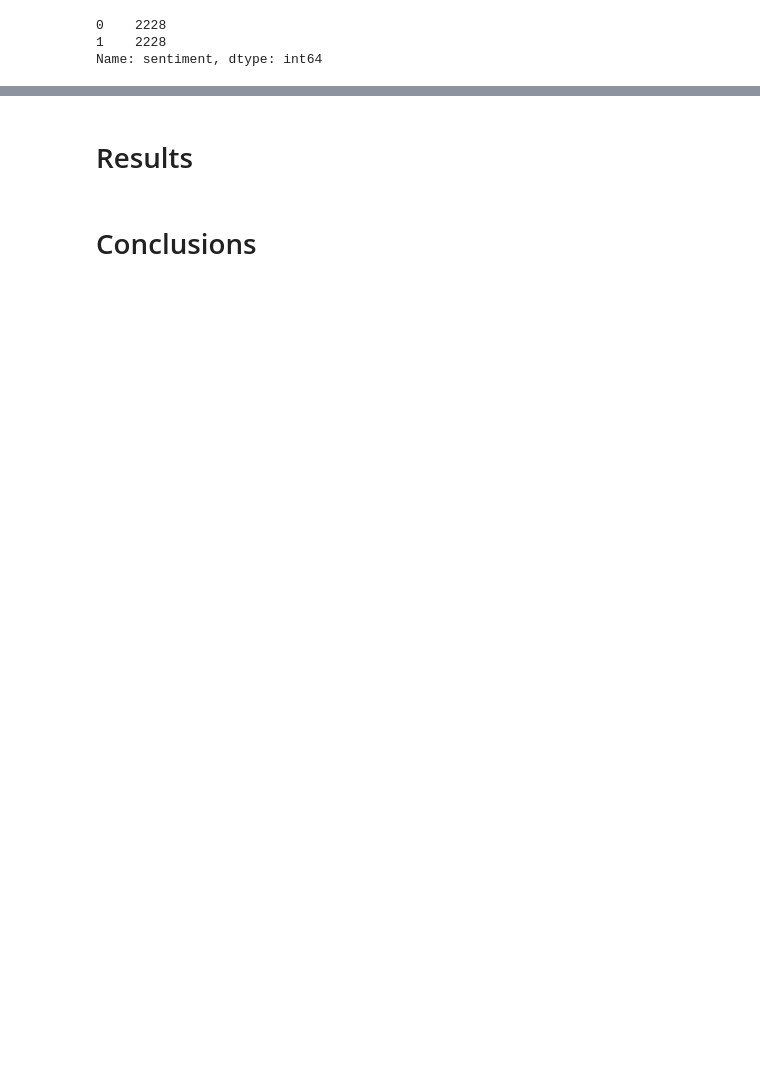
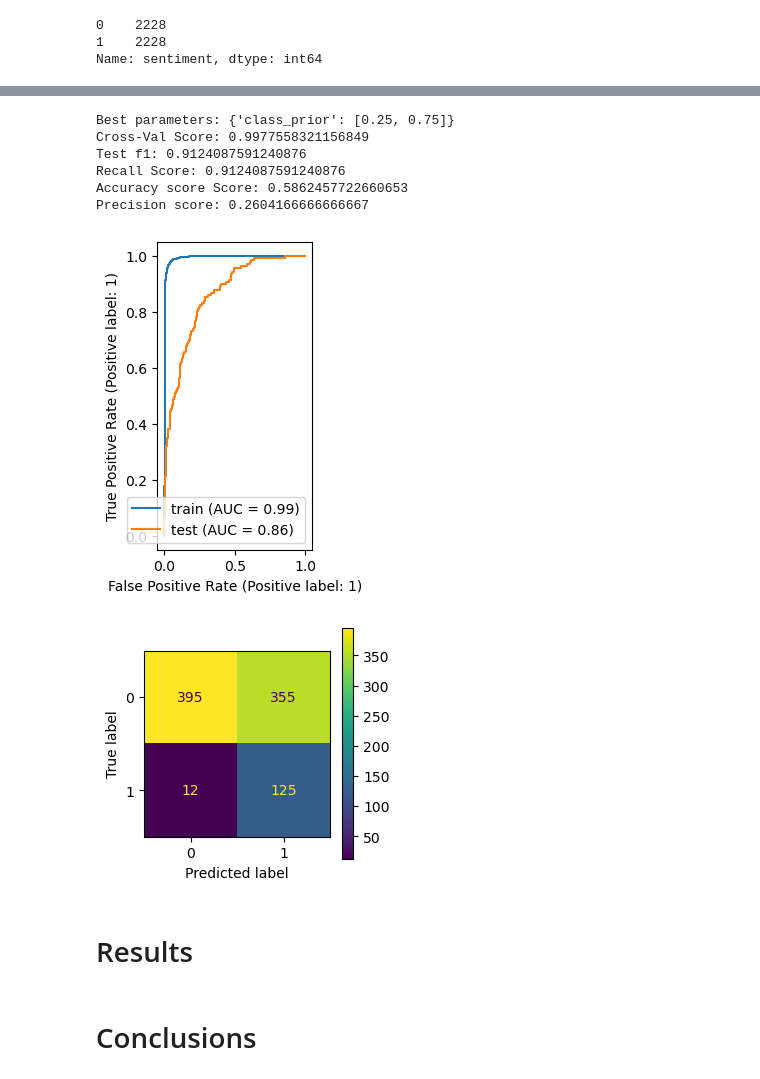
Before and after one commit to lalynjay/NLP_project, a Jupyter notebook: notebook.ipynb, the cells around one changed output, grey strips where cells are left out. Cells and saved outputs as stored; diff of their text form; code cells hidden in the pictures; blank space fills up the shorter version.

```diff
--- a/notebook.ipynb
+++ b/notebook.ipynb
@@ -193,3 +246,15 @@ Precision score: 0.4433497536945813
+# %%
+# with SMOTE
+tfidf_mnb_sm_results = mnb(X_train_sm2, tfidf_X_test, y_train_sm2, y_test)
+# %% [output]
+Best parameters: {'class_prior': [0.25, 0.75]}
+Cross-Val Score: 0.9977558321156849
+Test f1: 0.9124087591240876
+Recall Score: 0.9124087591240876
+Accuracy score Score: 0.5862457722660653
+Precision score: 0.2604166666666667
+[figure, added]
+[figure, added]
 # %% [markdown]
 # Results
 # %% [markdown]
```
Also changed, not shown: parts of 15 cells of this notebook.
